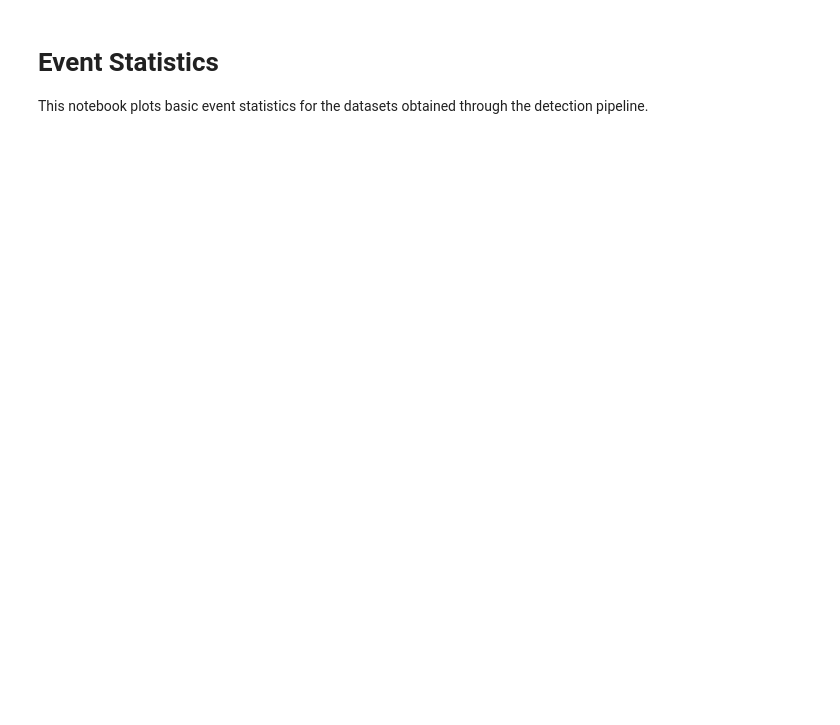
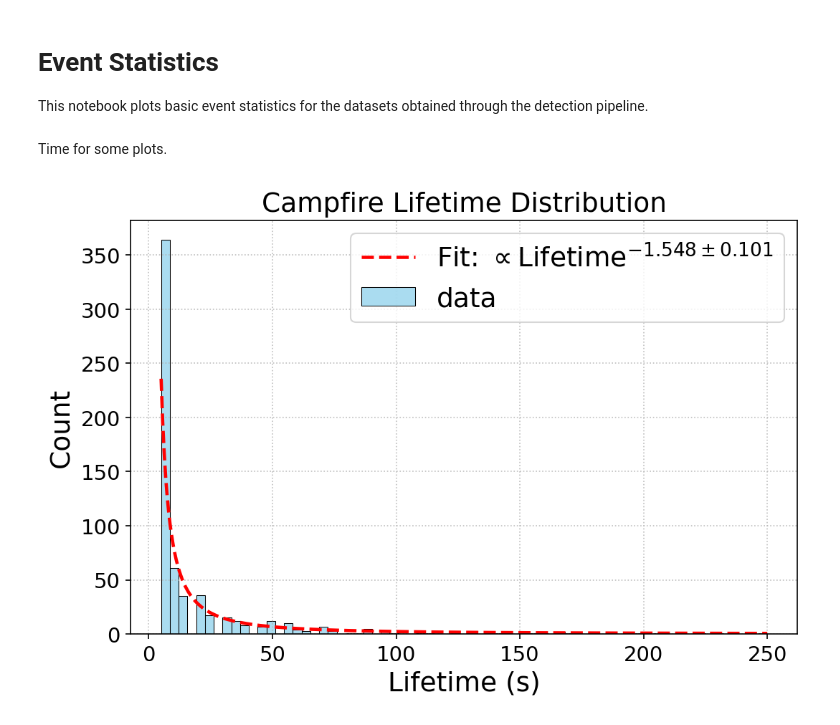
Before and after one commit to sseso/solo-campfires, a Jupyter notebook: notebooks/02_event_statistics.ipynb, the cells around one changed output. Saved outputs shown, nothing was run; the diff lists cells and outputs as text; code cells hidden in the pictures; blank space fills up the shorter version.

Commit message:
Updated event statistics, cleaned up folder structure

```diff
--- a/notebooks/02_event_statistics.ipynb
+++ b/notebooks/02_event_statistics.ipynb
@@ -28,4 +19,13 @@ event_df = pd.read_csv(raw_dir / "detections_59.csv")
+# %%
+# set up paths
+csv_dir = Path("../results/csv")
+dataset = "20200530"
+
+event_df = pd.read_csv(csv_dir / "detections_test8.csv")
+# %% [markdown]
+Time for some plots.
 # %%
+# Campfire Lifetime distribution plot
 # Data
 x_data = event_df["total_lifetime_seconds"].values
 x_data = x_data[x_data > 0]  # remove non-positive values
@@ -64,36 +64,36 @@ mask = counts > 0
 
 # Fit in log-log space
 popt, pcov = curve_fit(
     lambda xx, A, B: np.log10(power_law(xx, A, B)),
     bin_centers[mask],
     np.log10(counts[mask]),
     p0=(1e4, -1.0)
 )
 
 A_fit, B_fit = popt
 perr = np.sqrt(np.diag(pcov))       # standard errors
 A_err, B_err = perr
 
-print(f"Power-law fit (linear bins) --> y = ({A_fit:.2e} ± {A_err:.2e}) * x^({B_fit:.3f} ± {B_err:.3f})")
-
 # Smooth curve for plotting
 x_fit = np.linspace(x_data.min(), x_data.max(), 400)
 y_fit = power_law(x_fit, A_fit, B_fit)
 
 ax.plot(
     x_fit, y_fit,
     color="red", linewidth=2.2, linestyle="--",
     label=rf"Fit: $\propto \mathrm{{Lifetime}}^{{{B_fit:.3f} \pm {B_err:.3f}}}$"
 )
 
 # Final formatting
 #plt.yscale("log")
 #plt.xscale("log")
-ax.set_xlabel("Lifetime (seconds)", fontsize = 18)
+ax.set_xlabel("Lifetime (s)", fontsize = 18)
 ax.set_ylabel("Count", fontsize = 18)
-ax.set_title("Campfire Lifetime Distribution (Linear Scale)", fontsize = 18)
+ax.set_title("Campfire Lifetime Distribution", fontsize = 18)
 ax.legend(fontsize = 18)
 ax.grid(True, ls=":", alpha=0.8)
-ax.tick_params(axis='both', which='major', labelsize=14)
+ax.tick_params(axis="both", which="major", labelsize=14)
 plt.show()
+# %% [output]
+[figure, added]
 # %%
```
Also changed, not shown: parts of 8 cells of this notebook, 3 other files.
